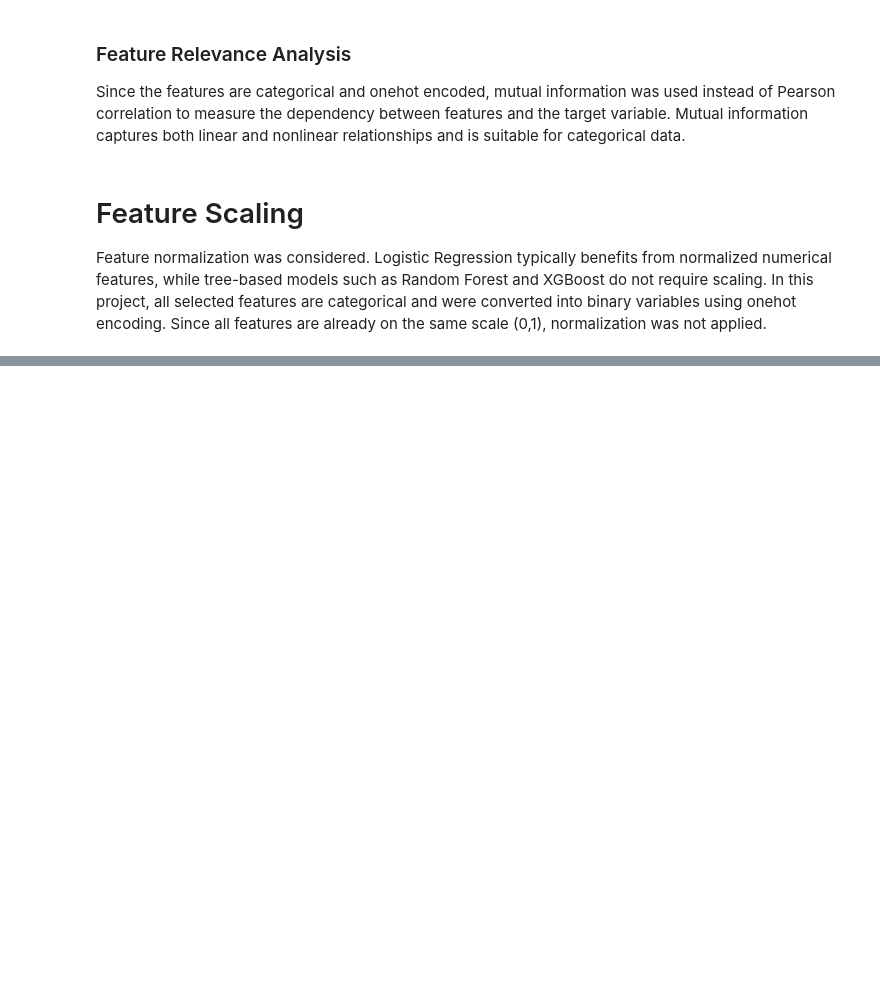
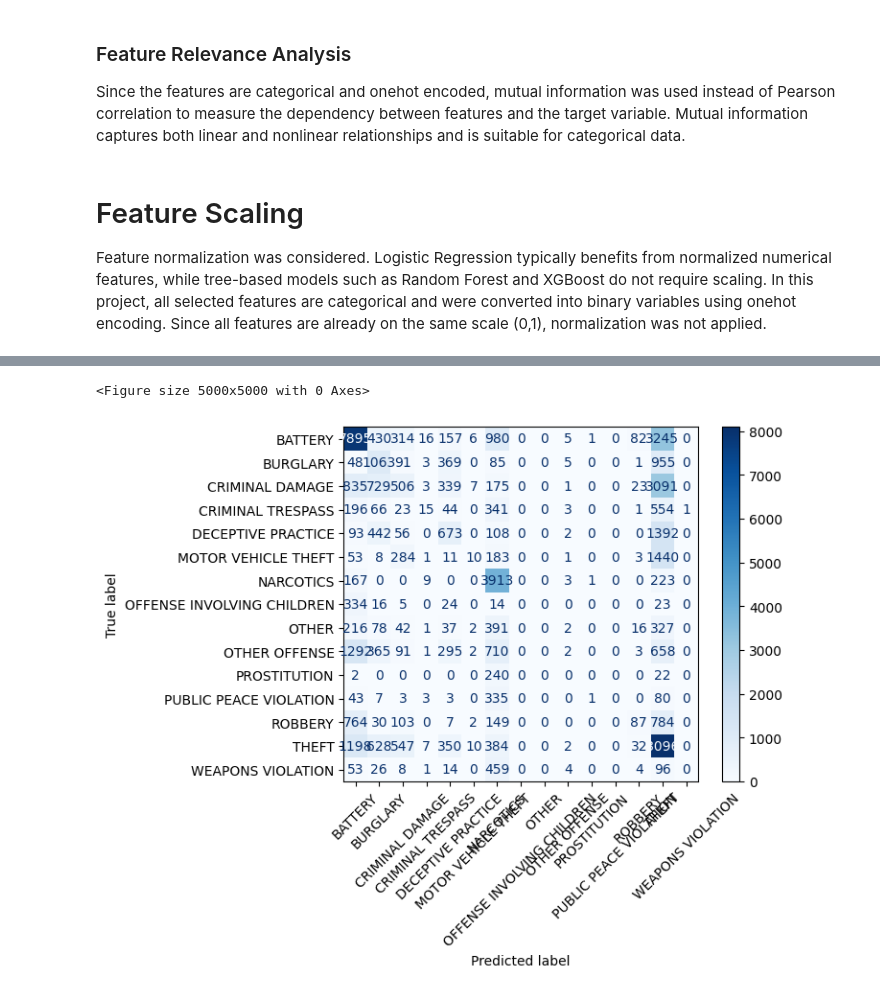
Before and after one commit to Andria-colab/DataGuard, a Jupyter notebook: notebooks/04_machine_learning.ipynb, the cells around one changed output, grey strips where cells are left out. Drawn from its saved outputs; the diff is of its cells as text; code cells hidden in the pictures; blank space fills up the shorter version.

Commit message:
did predicting of crimes with logistic regression

```diff
--- a/notebooks/04_machine_learning.ipynb
+++ b/notebooks/04_machine_learning.ipynb
@@ -351,0 +377,7 @@ Feature normalization was considered. Logistic Regression typically benefits fro
+# %%
+X_train, X_test, y_train, y_test = train_test_split(
+    X, y,
+    test_size=0.2,
+    random_state=42,
+    stratify=y
+)
@@ -351,0 +386,13 @@ Feature normalization was considered. Logistic Regression typically benefits fro
+# %%
+scaler = StandardScaler()
+
+X_train_scaled = scaler.fit_transform(X_train)
+X_test_scaled = scaler.transform(X_test)
+# %%
+log_reg = LogisticRegression(
+    solver="lbfgs",
+    max_iter=2000,
+    n_jobs=-1
+)
+
+log_reg.fit(X_train_scaled, y_train)
@@ -351,0 +401,6 @@ Feature normalization was considered. Logistic Regression typically benefits fro
+# %%
+y_pred_lr = log_reg.predict(X_test_scaled)
+
+print("Accuracy For Logistic Regression:")
+print( accuracy_score(y_test, y_pred_lr))
+print(classification_report(y_test, y_pred_lr))
@@ -351,0 +425,13 @@ Feature normalization was considered. Logistic Regression typically benefits fro
+# %%
+plt.figure(figsize=(50, 50))
+ConfusionMatrixDisplay.from_predictions(
+    y_test,
+    y_pred_lr,
+    # normalize="true",
+    xticks_rotation=45,
+    cmap="Blues"
+)
+plt.show()
+# %% [output]
+<Figure size 5000x5000 with 0 Axes>
+[figure, added]
```
Also changed, not shown: parts of 10 cells of this notebook, 1 other file.
